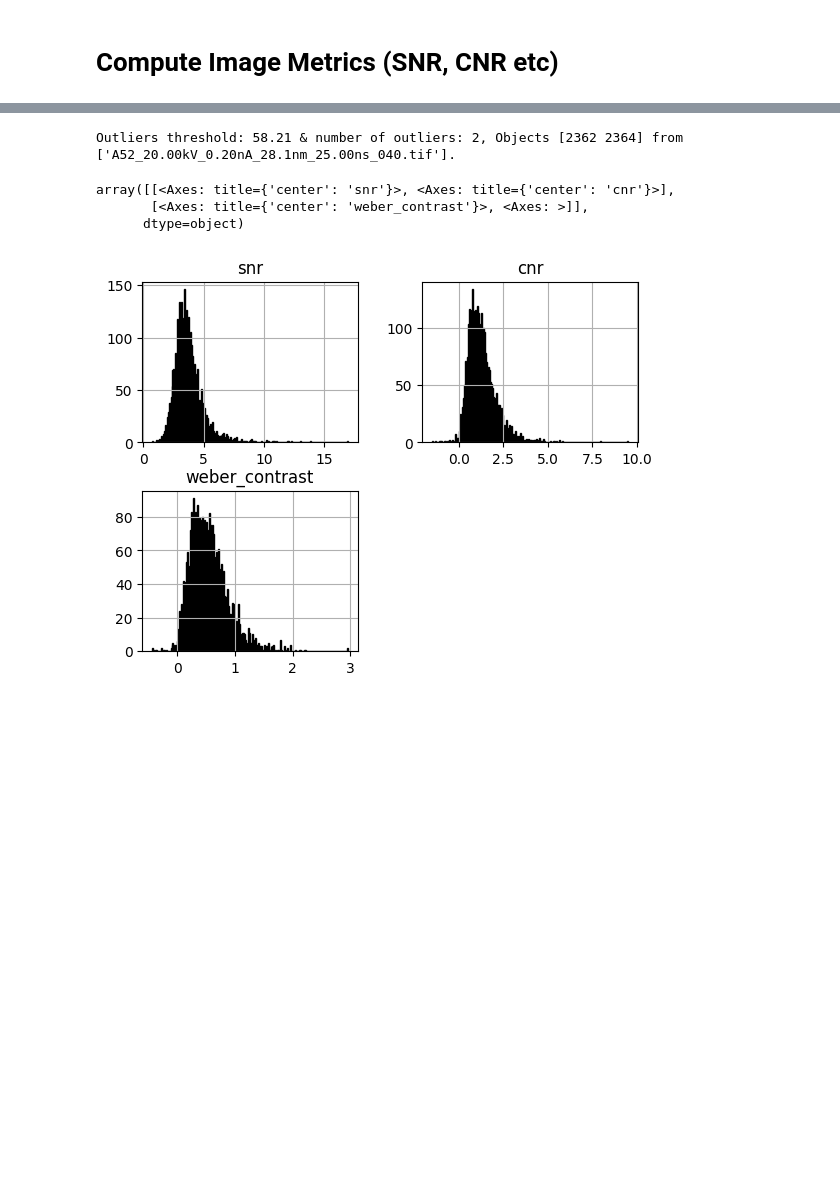
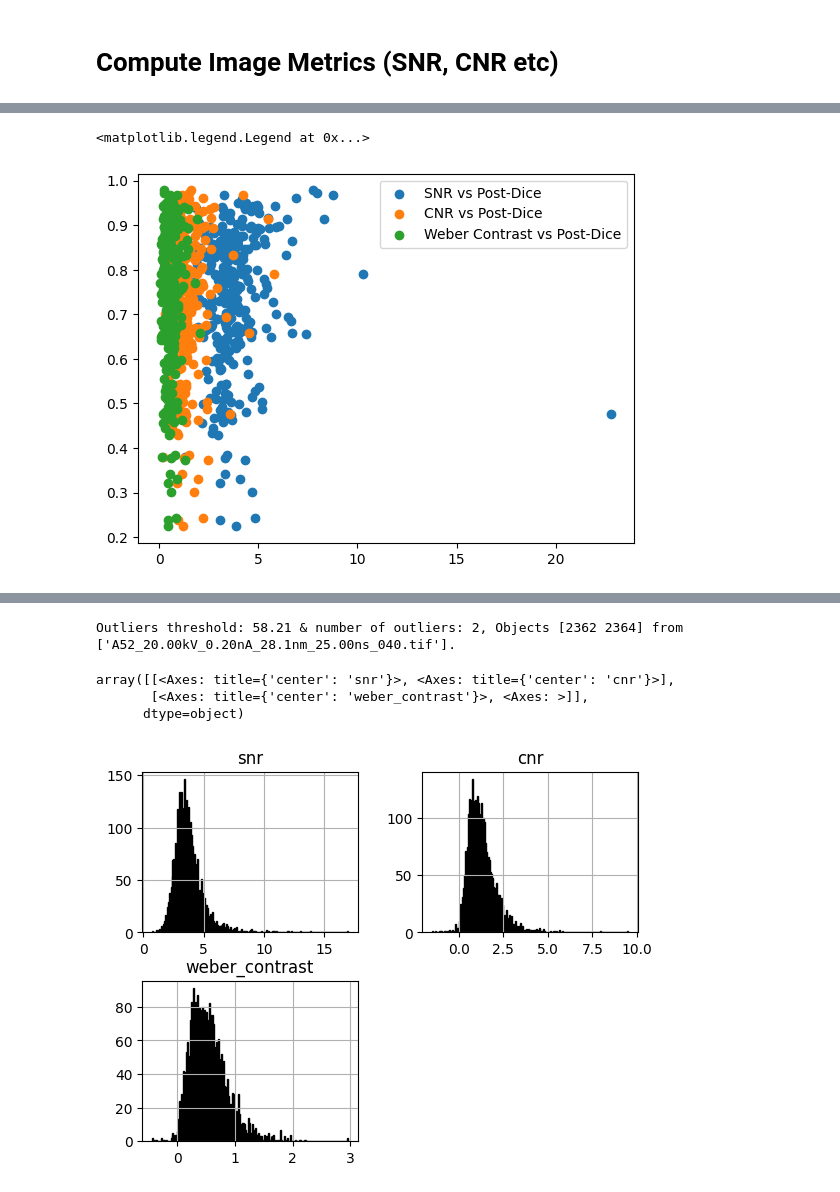
Before and after one commit to sigurdsfs/fiber_unet_trainer, a Jupyter notebook: notebooks/investigate_image_metrics.ipynb, the cells around one changed output, grey strips where cells are left out. Saved outputs shown, nothing was run; the diff lists cells and outputs as text; code cells hidden in the pictures; blank space fills up the shorter version.

```diff
--- a/notebooks/investigate_image_metrics.ipynb
+++ b/notebooks/investigate_image_metrics.ipynb
@@ -270,0 +134,8 @@ else:
+# %%
+plt.scatter(df_Unetplus_SEresnet152["snr_pooled"], df_Unetplus_SEresnet152["post_dice"])
+plt.scatter(df_Unetplus_SEresnet152["cnr_pooled"], df_Unetplus_SEresnet152["post_dice"])
+plt.scatter(df_Unetplus_SEresnet152["weber_contrast_pooled"], df_Unetplus_SEresnet152["post_dice"])
+plt.legend(["SNR vs Post-Dice", "CNR vs Post-Dice", "Weber Contrast vs Post-Dice"])
+# %% [output]
+<matplotlib.legend.Legend at 0x...>
+[figure, added]
```
Also changed, not shown: parts of 51 cells of this notebook, 24 other files.
